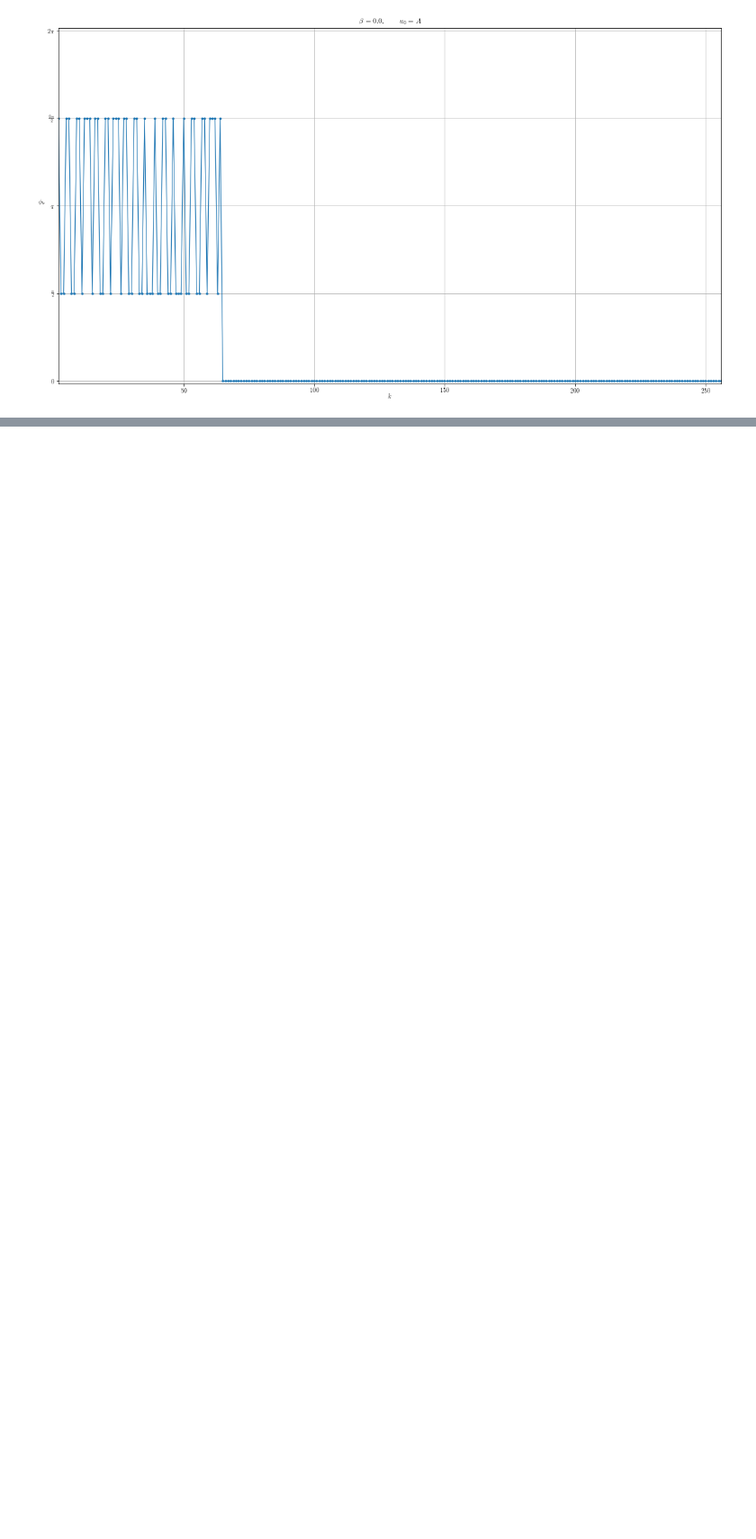
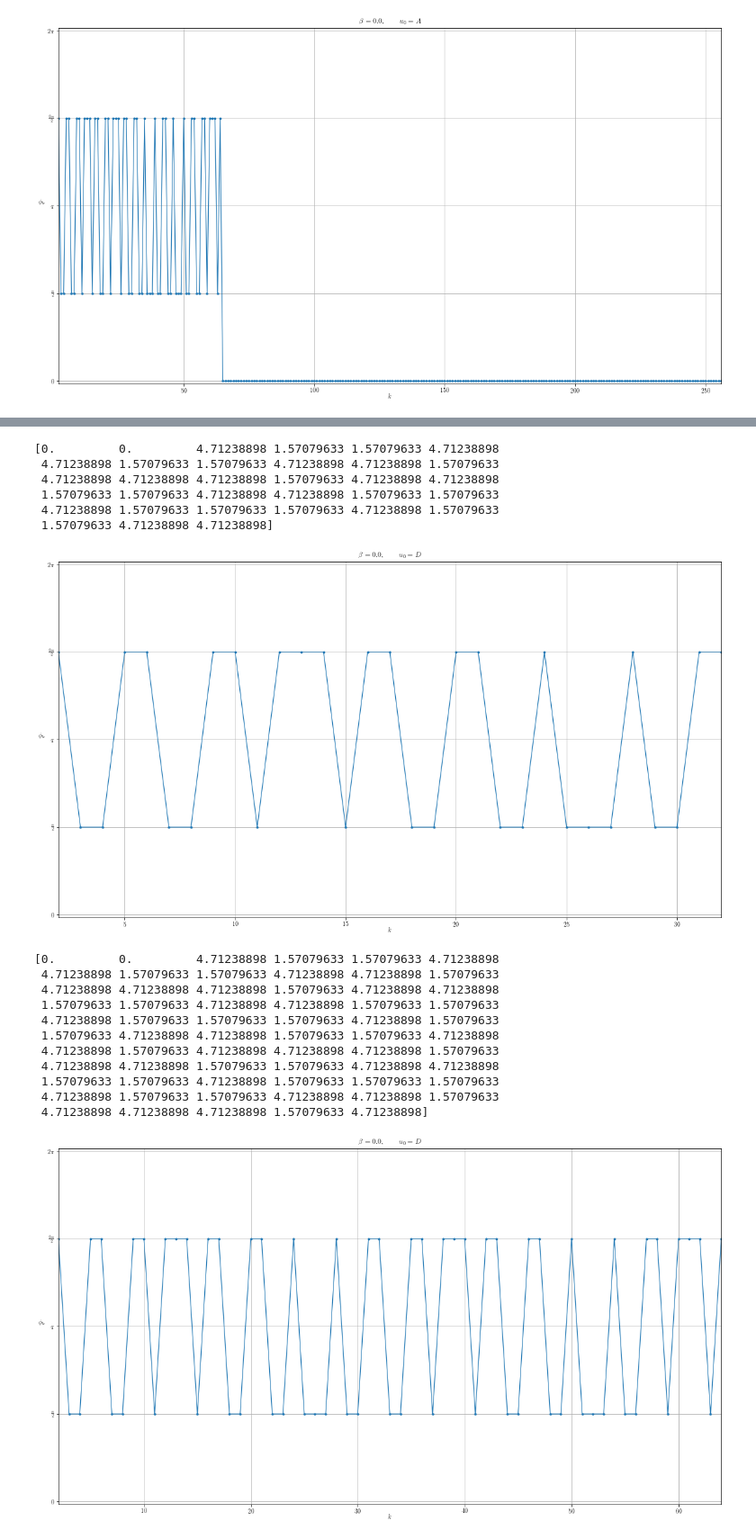
Before and after one commit to EndCar808/Burgers-Phase-Only-Model, a Jupyter notebook: Notebooks/Fixed_Point.ipynb, the cells around one changed output, grey strips where cells are left out. Shown at 90% size. Drawn from its saved outputs; the diff is of its cells as text; code cells hidden in the pictures; blank space fills up the shorter version.

```diff
--- a/Notebooks/Fixed_Point.ipynb
+++ b/Notebooks/Fixed_Point.ipynb
@@ -633,0 +707,59 @@ for n in N:
+# %%
+## Create initial conditions using fixed point C for larger systems
+u0 = "D"
+N = [64, 128, 512]
+
+for n in N:
+    new_fixed_pt = np.zeros((int(n/2 + 1),))
+
+    random.seed(123456789)
+
+    for i in range(len(new_fixed_pt)):
+        if i < len(fixedpt_phi):
+            new_fixed_pt[i] = np.mod(fixedpt_phi[i], 2.0*np.pi)
+        elif u0 == "D_RANDOM":
+            new_fixed_pt[i] = random.random() * 2.0 * np.pi
+        elif u0 == "D_ZERO":
+            new_fixed_pt[i] = 0.0
+        else:
+            num = random.getrandbits(1)
+            new_fixed_pt[i] = np.mod(((-1)**num) * np.pi / 2, 2.0 * np.pi)
+
+    print(new_fixed_pt)
+
+    mpl.rcParams['figure.figsize'] = [16, 9]
+    plt.plot(np.arange(kmin, n/ 2 + 1), new_fixed_pt[kmin:], '.-')
+    plt.xlim(kmin, n/ 2)
+    plt.ylim([0- 0.05, 2 * np.pi + 0.05])
+    # plt.ylim([-2 * np.pi + 0.05, 2 * np.pi + 0.05])
+    plt.xlabel(r'$k$', labelpad = 0)
+    plt.ylabel(r'$\phi_k$', rotation = 0, labelpad = 10)
+    plt.title(r"$\beta = {}, \qquad u_0 = {}$".format(0.0, u0) )
+    # plt.xticks(np.arange(kmin, num_osc), np.arange(kmin, num_osc))
+    plt.yticks([0, np.pi / 2.0, np.pi, 3.0 * np.pi / 2.0, 2.0 * np.pi], [r"$0$", r"$\frac{\pi}{2}$", r"$\pi$", r"$\frac{3\pi}{2}$", r"$2\pi$"])
+    # plt.yticks(np.append(np.flipud([-np.pi / 2.0, -np.pi, -3.0 * np.pi / 2.0, -2.0 * np.pi]), [0, np.pi / 2.0, np.pi, 3.0 * np.pi / 2.0, 2.0 * np.pi]), np.append(np.flipud([r"$-\frac{\pi}{2}$", r"$-\pi$", r"$-\frac{3\pi}{2}$", r"$-2\pi$"]),[r"$0$", r"$\frac{\pi}{2}$", r"$\pi$", r"$\frac{3\pi}{2}$", r"$2\pi$"]))
+    plt.grid(True)
+    plt.show()
+
+
+    np.savetxt("../Data/Input/Initial_Conditions/FixedPoint_N[{}]_k0[{}]_BETA[{:0.3f}]_u0[{}].txt".format(n, k0, beta, u0),  np.mod(new_fixed_pt, 2.0*np.pi), fmt = "%20.16f")
+# %% [output]
+[0.         0.         4.71238898 1.57079633 1.57079633 4.71238898
+ 4.71238898 1.57079633 1.57079633 4.71238898 4.71238898 1.57079633
+ 4.71238898 4.71238898 4.71238898 1.57079633 4.71238898 4.71238898
+ 1.57079633 1.57079633 4.71238898 4.71238898 1.57079633 1.57079633
+ 4.71238898 1.57079633 1.57079633 1.57079633 4.71238898 1.57079633
+ 1.57079633 4.71238898 4.71238898]
+[figure, added]
+[0.         0.         4.71238898 1.57079633 1.57079633 4.71238898
+ 4.71238898 1.57079633 1.57079633 4.71238898 4.71238898 1.57079633
+ 4.71238898 4.71238898 4.71238898 1.57079633 4.71238898 4.71238898
+ 1.57079633 1.57079633 4.71238898 4.71238898 1.57079633 1.57079633
+ 4.71238898 1.57079633 1.57079633 1.57079633 4.71238898 1.57079633
+ 1.57079633 4.71238898 4.71238898 1.57079633 1.57079633 4.71238898
+ 4.71238898 1.57079633 4.71238898 4.71238898 4.71238898 1.57079633
+ 4.71238898 4.71238898 1.57079633 1.57079633 4.71238898 4.71238898
+ 1.57079633 1.57079633 4.71238898 1.57079633 1.57079633 1.57079633
+ 4.71238898 1.57079633 1.57079633 4.71238898 4.71238898 1.57079633
+ 4.71238898 4.71238898 4.71238898 1.57079633 4.71238898]
+[figure, added]
```
Also changed, not shown: parts of 5 cells of this notebook, 17 other files.
